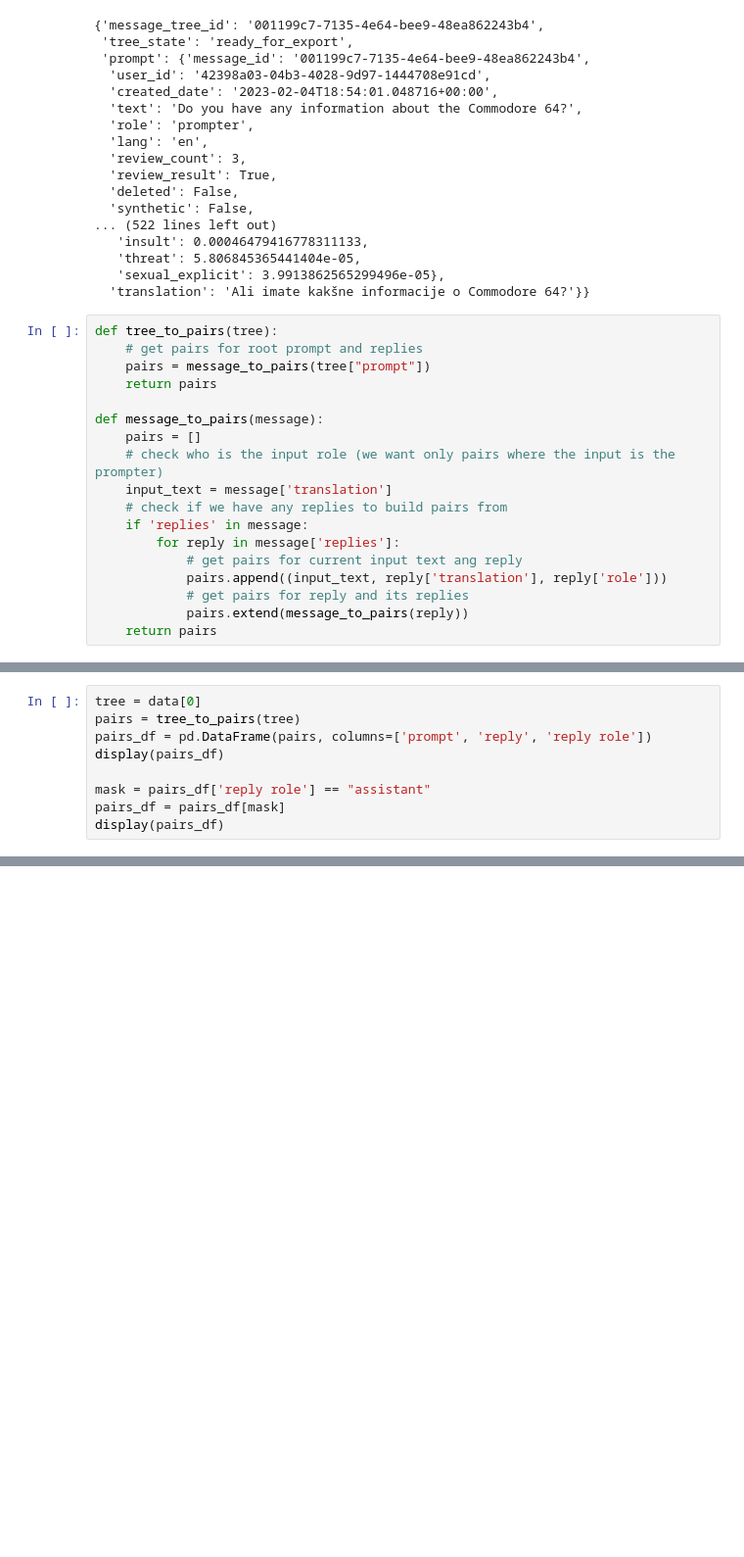
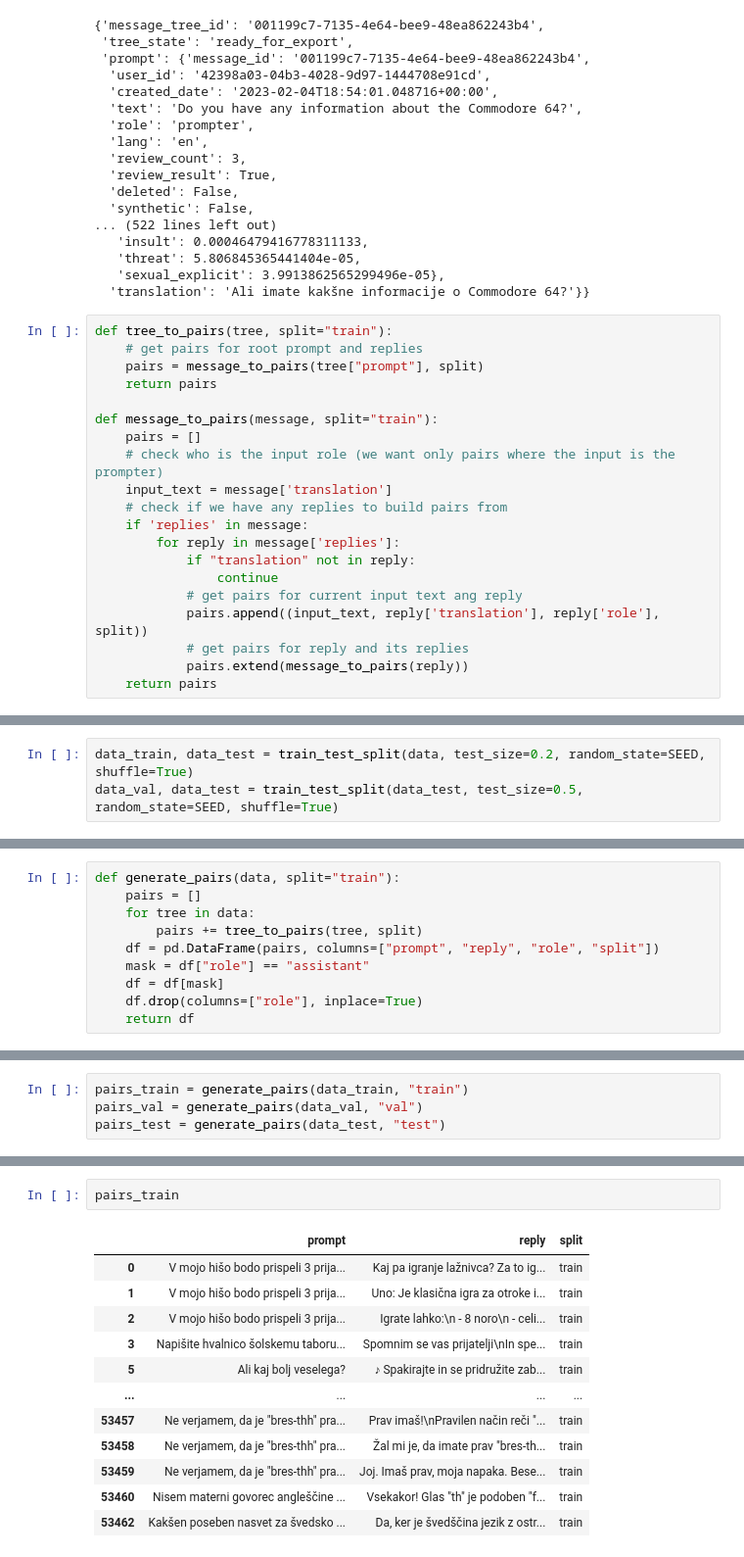
Before and after one commit to UL-FRI-NLP-Course-2022-23/nlp-course-vlr-hsj, a Jupyter notebook: notebooks/data_manipulation/conversation_tree_to_pairs.ipynb, the cells around one changed output, grey strips where cells are left out. Shown: that part at 98% size. Cells and saved outputs as stored; diff of their text form; blank space fills up the shorter version.

Commit message:
train, val, test split for pairs

```diff
--- a/notebooks/data_manipulation/conversation_tree_to_pairs.ipynb
+++ b/notebooks/data_manipulation/conversation_tree_to_pairs.ipynb
@@ -29,20 +32,22 @@ data[0]
    'sexual_explicit': 3.9913862565299496e-05},
   'translation': 'Ali imate kakšne informacije o Commodore 64?'}}
 # %%
-def tree_to_pairs(tree):
+def tree_to_pairs(tree, split="train"):
     # get pairs for root prompt and replies
-    pairs = message_to_pairs(tree["prompt"])
+    pairs = message_to_pairs(tree["prompt"], split)
     return pairs
 
-def message_to_pairs(message):
+def message_to_pairs(message, split="train"):
     pairs = []
     # check who is the input role (we want only pairs where the input is the prompter)
     input_text = message['translation']
     # check if we have any replies to build pairs from
     if 'replies' in message:
         for reply in message['replies']:
+            if "translation" not in reply:
+                continue
             # get pairs for current input text ang reply
-            pairs.append((input_text, reply['translation'], reply['role']))
+            pairs.append((input_text, reply['translation'], reply['role'], split))
             # get pairs for reply and its replies
             pairs.extend(message_to_pairs(reply))
     return pairs
@@ -48,0 +56,3 @@ def message_to_pairs(message):
+# %%
+data_train, data_test = train_test_split(data, test_size=0.2, random_state=SEED, shuffle=True)
+data_val, data_test = train_test_split(data_test, test_size=0.5, random_state=SEED, shuffle=True)
@@ -49,9 +65,10 @@ def message_to_pairs(message):
 # %%
-tree = data[0]
-pairs = tree_to_pairs(tree)
-pairs_df = pd.DataFrame(pairs, columns=['prompt', 'reply', 'reply role'])
-display(pairs_df)
-
-mask = pairs_df['reply role'] == "assistant"
-pairs_df = pairs_df[mask]
-display(pairs_df)
+def generate_pairs(data, split="train"):
+    pairs = []
+    for tree in data:
+        pairs += tree_to_pairs(tree, split)
+    df = pd.DataFrame(pairs, columns=["prompt", "reply", "role", "split"])
+    mask = df["role"] == "assistant"
+    df = df[mask]
+    df.drop(columns=["role"], inplace=True)
+    return df
@@ -100,0 +75,4 @@ all_conversational_pair.to_csv('../../data/all_conversational_pairs.csv', index=
+# %%
+pairs_train = generate_pairs(data_train, "train")
+pairs_val = generate_pairs(data_val, "val")
+pairs_test = generate_pairs(data_test, "test")
@@ -100,0 +83,15 @@ all_conversational_pair.to_csv('../../data/all_conversational_pairs.csv', index=
+# %%
+pairs_train
+# %% [output]
+|  | prompt | reply | split |
+| 0 | V mojo hišo bodo prispeli 3 prija... | Kaj pa igranje lažnivca? Za to ig... | train |
+| 1 | V mojo hišo bodo prispeli 3 prija... | Uno: Je klasična igra za otroke i... | train |
+| 2 | V mojo hišo bodo prispeli 3 prija... | Igrate lahko:\n - 8 noro\n - celi... | train |
+| 3 | Napišite hvalnico šolskemu taboru... | Spomnim se vas prijatelji\nIn spe... | train |
+| 5 | Ali kaj bolj veselega? | ♪ Spakirajte in se pridružite zab... | train |
+| ... | ... | ... | ... |
+| 53457 | Ne verjamem, da je "bres-thh" pra... | Prav imaš!\nPravilen način reči "... | train |
+| 53458 | Ne verjamem, da je "bres-thh" pra... | Žal mi je, da imate prav "bres-th... | train |
+| 53459 | Ne verjamem, da je "bres-thh" pra... | Joj. Imaš prav, moja napaka. Bese... | train |
+| 53460 | Nisem materni govorec angleščine ... | Vsekakor! Glas "th" je podoben "f... | train |
+| 53462 | Kakšen poseben nasvet za švedsko ... | Da, ker je švedščina jezik z ostr... | train |
```
Also changed, not shown: parts of 11 cells of this notebook.
